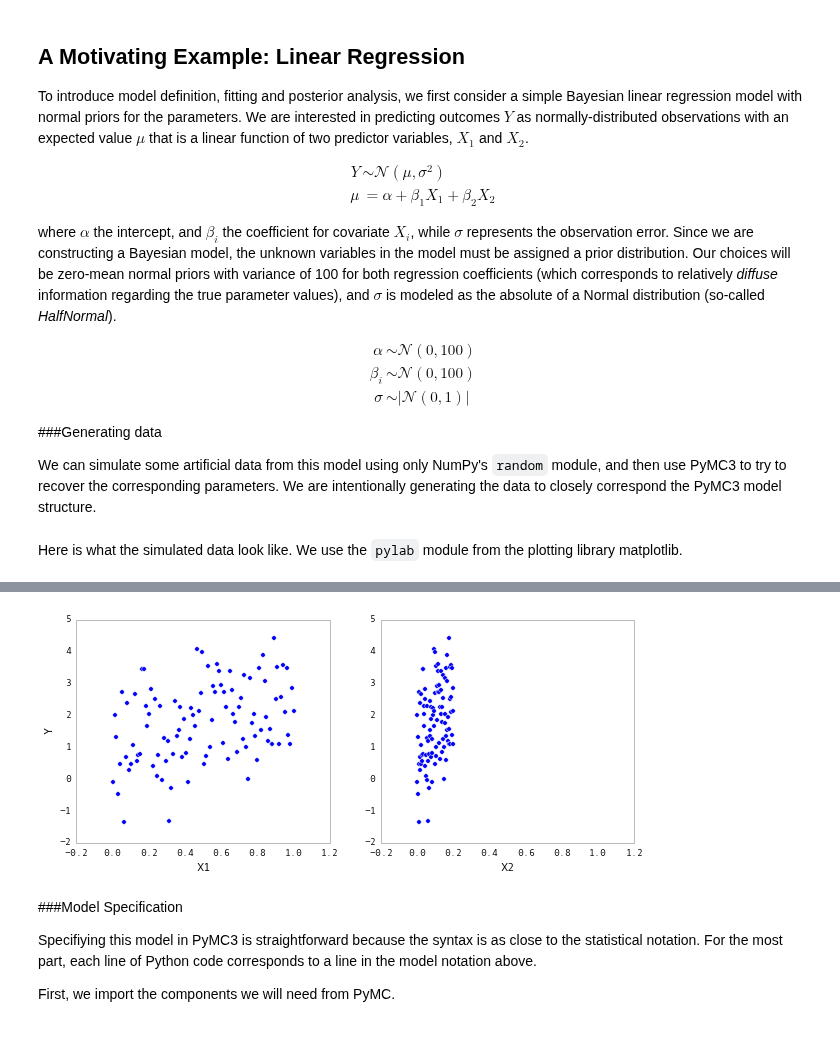
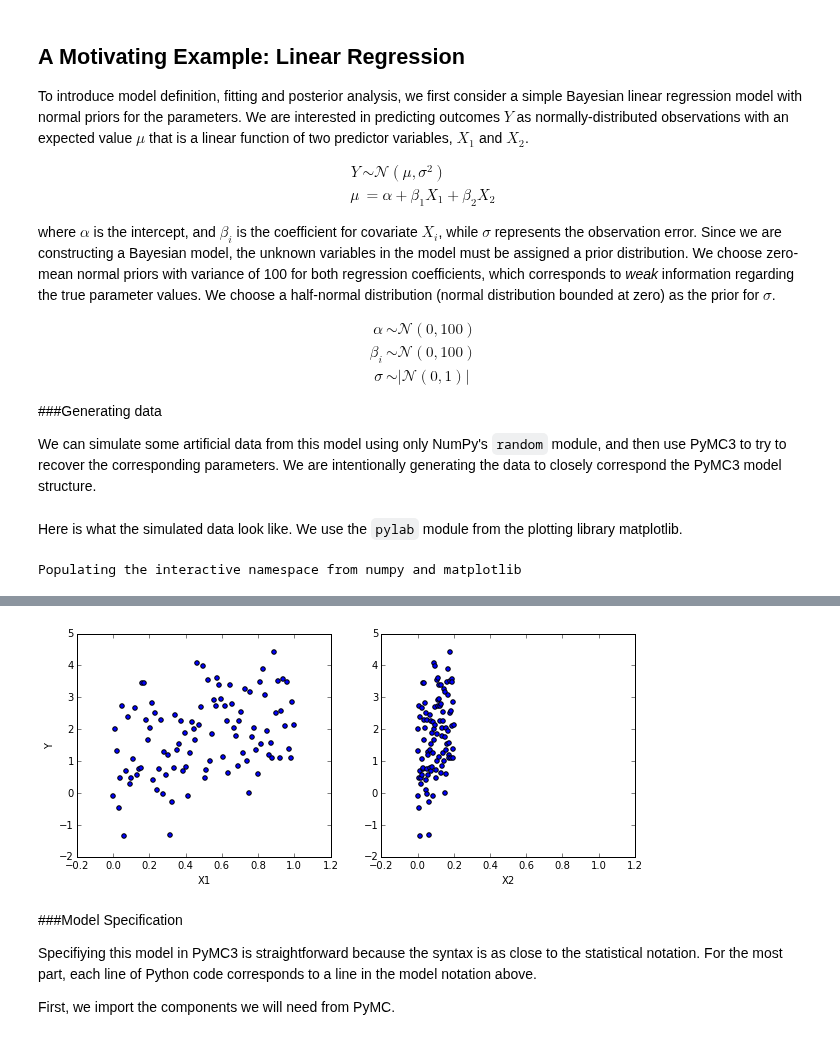
Before and after one commit to pymc-devs/uq_chapter, a Jupyter notebook: reference/UQ Handbook Chapter.ipynb, the cells around one changed output, grey strips where cells are left out. Saved outputs shown, nothing was run; the diff lists cells and outputs as text; code cells hidden in the pictures.

```diff
--- a/reference/UQ Handbook Chapter.ipynb
+++ b/reference/UQ Handbook Chapter.ipynb
@@ -40,7 +42,7 @@ Y  &\sim \mathcal{N}(\mu, \sigma^2) \\
 \mu &= \alpha + \beta_1 X_1 + \beta_2 X_2
 \end{aligned}$$
 
-where $\alpha$ the intercept, and $\beta_i$ the coefficient for covariate $X_i$, while $\sigma$ represents the observation error. Since we are constructing a Bayesian model, the unknown variables in the model must be assigned a prior distribution. Our choices will be zero-mean normal priors with variance of 100 for both regression coefficients (which corresponds to relatively *diffuse* information regarding the true parameter values), and $\sigma$ is modeled as the absolute of a Normal distribution (so-called *HalfNormal*).
+where $\alpha$ is the intercept, and $\beta_i$ is the coefficient for covariate $X_i$, while $\sigma$ represents the observation error. Since we are constructing a Bayesian model, the unknown variables in the model must be assigned a prior distribution. We choose zero-mean normal priors with variance of 100 for both regression coefficients, which corresponds to *weak* information regarding the true parameter values. We choose a half-normal distribution (normal distribution bounded at zero) as the prior for $\sigma$.
 
 $$\begin{aligned}
 \alpha &\sim \mathcal{N}(0, 100) \\
@@ -73,11 +75,11 @@ Y = alpha + beta[0]*X1 + beta[1]*X2 + np.random.randn(size)*sigma
 # %% [markdown]
 Here is what the simulated data look like. We use the `pylab` module from the plotting library matplotlib.
 # %%
-%matplotlib inline
-import pylab as pl
+%pylab inline
 
-fig, axes = pl.subplots(1, 2, sharex=True, figsize=(10,4))
+fig, axes = subplots(1, 2, sharex=True, figsize=(10,4))
 axes[0].scatter(X1, Y)
 axes[1].scatter(X2, Y)
 axes[0].set_ylabel('Y'); axes[0].set_xlabel('X1'); axes[1].set_xlabel('X2');
 # %% [output]
+Populating the interactive namespace from numpy and matplotlib
@@ -84,4 +88,4 @@ axes[0].set_ylabel('Y'); axes[0].set_xlabel('X1'); axes[1].set_xlabel('X2');
-[figure, old version]
+[figure, new version]
 # %% [markdown]
 ###Model Specification
 
```
Also changed, not shown: parts of 39 cells of this notebook.
